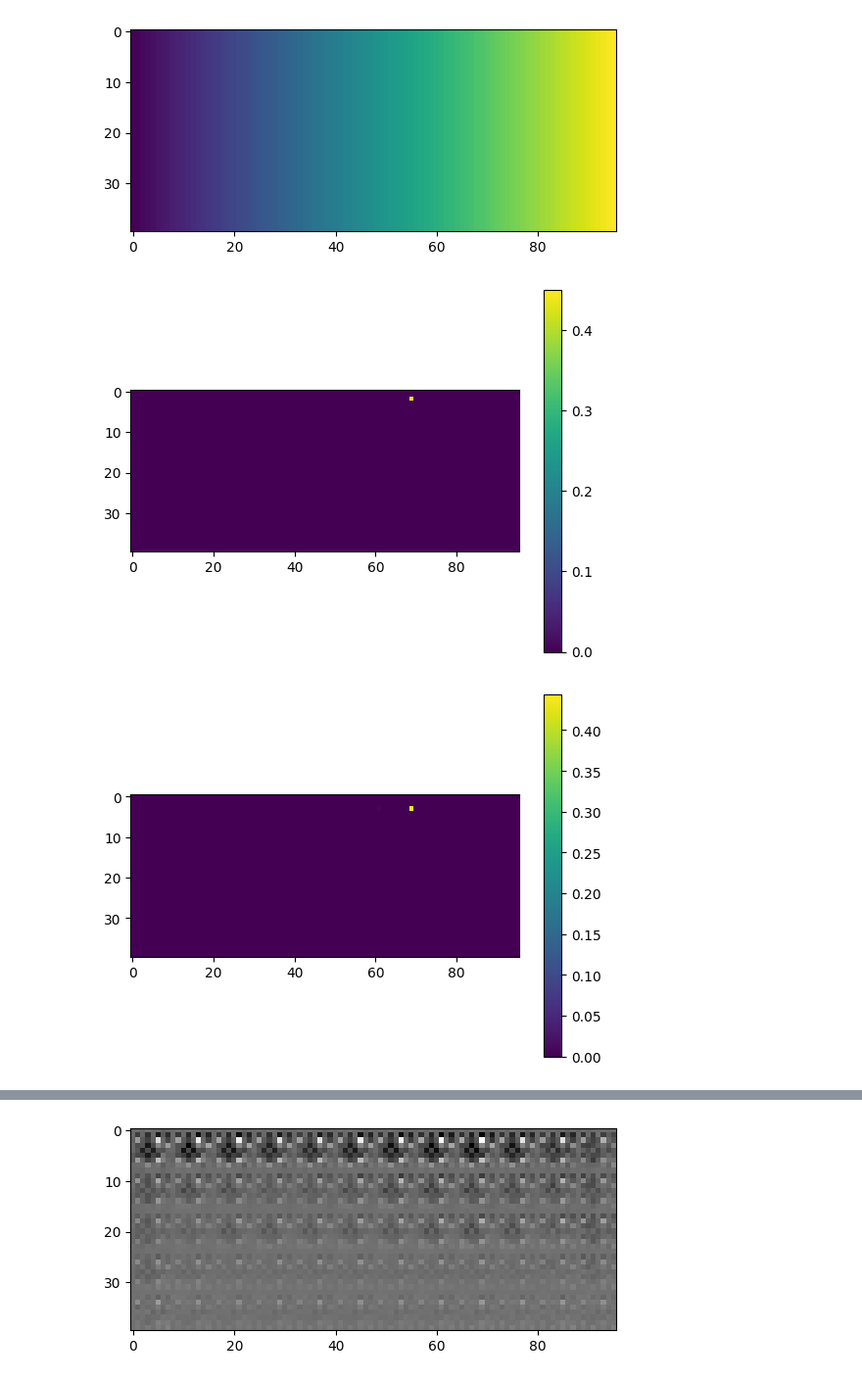
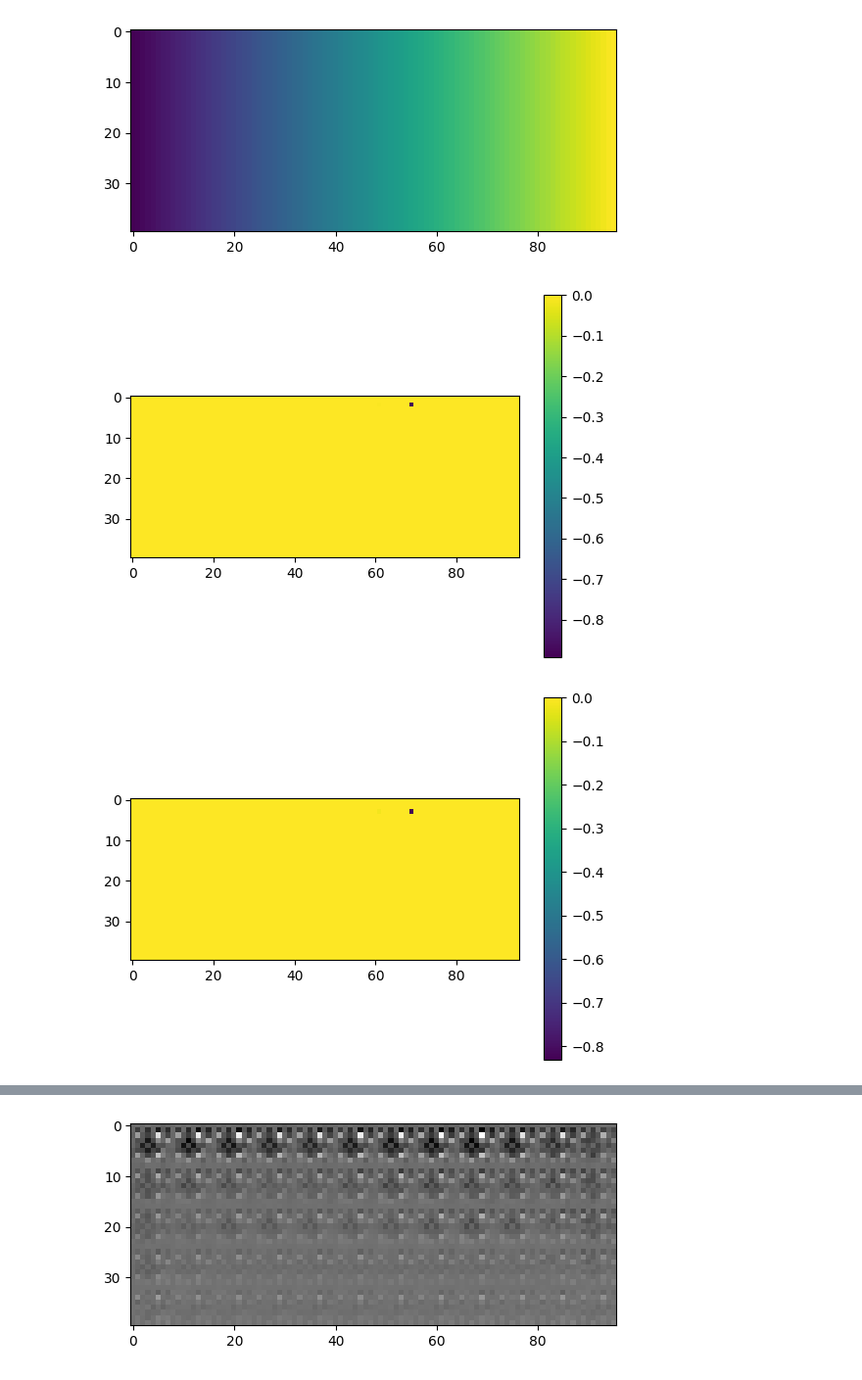
Before and after one commit to karthiknambiar29/LearningByCheating, a Jupyter notebook: drive/test.ipynb, the cells around one changed output, grey strips where cells are left out. Shown at 98% size. Drawn from its saved outputs; the diff is of its cells as text; code cells hidden in the pictures.

```diff
--- a/drive/test.ipynb
+++ b/drive/test.ipynb
@@ -72,7 +77,7 @@ plt.imshow(pos_x.reshape(40, 96))
 <matplotlib.image.AxesImage at 0x...>
 [figure]
 # %%
-plot(pos_x_weight.reshape(5, 40, 96))
+plot(pos_y_weight.reshape(5, 40, 96))
 # %% [output]
-[figure, old version]
+[figure, new version]
-[figure, old version]
+[figure, new version]
```
Also changed, not shown: parts of 35 cells of this notebook, 13 other files.
